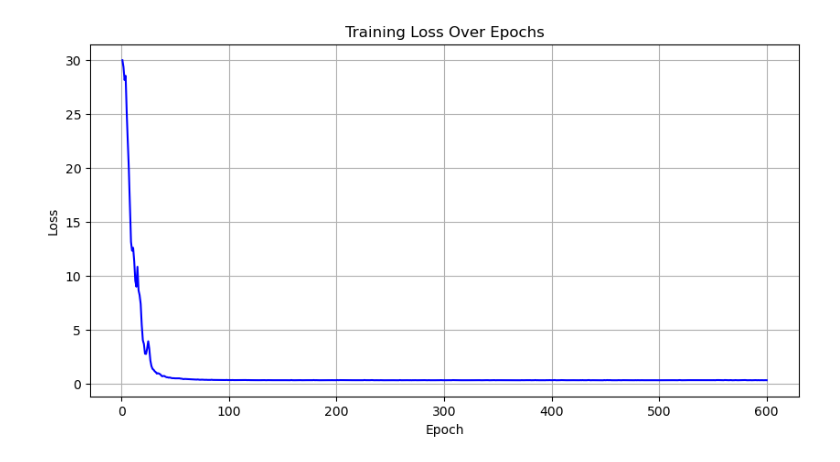
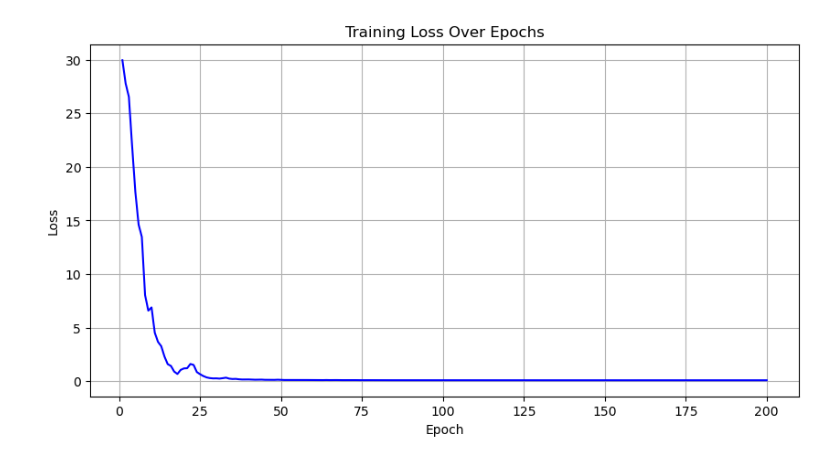
Before and after one commit to PolG24/TFG, a Jupyter notebook: gravity/data_generation.ipynb, the cells around one changed output. Saved outputs shown, nothing was run; the diff lists cells and outputs as text; code cells hidden in the pictures.

```diff
--- a/gravity/data_generation.ipynb
+++ b/gravity/data_generation.ipynb
@@ -328,7 +328,7 @@ optimizer = optim.Adam(model.parameters(), lr=0.02)
 scheduler = StepLR(optimizer, step_size=1, gamma=0.95)  # Reduce LR by factor of gamma every step_size epochs
 
 # Training loop
-num_epochs = 600  # Define the number of epochs
+num_epochs = 200  # Define the number of epochs
 loss_values = []  # List to store loss values for each epoch
 
 for epoch in range(num_epochs):
@@ -396,5 +396,5 @@ Epoch [600/600], Loss: 0.3116, Learning Rate: 0.0000000000
 Training complete!
-[figure, old version]
+[figure, new version]
 # %%
 # Set the model to evaluation mode
 model.eval()
```
Also changed, not shown: parts of 10 cells of this notebook.
